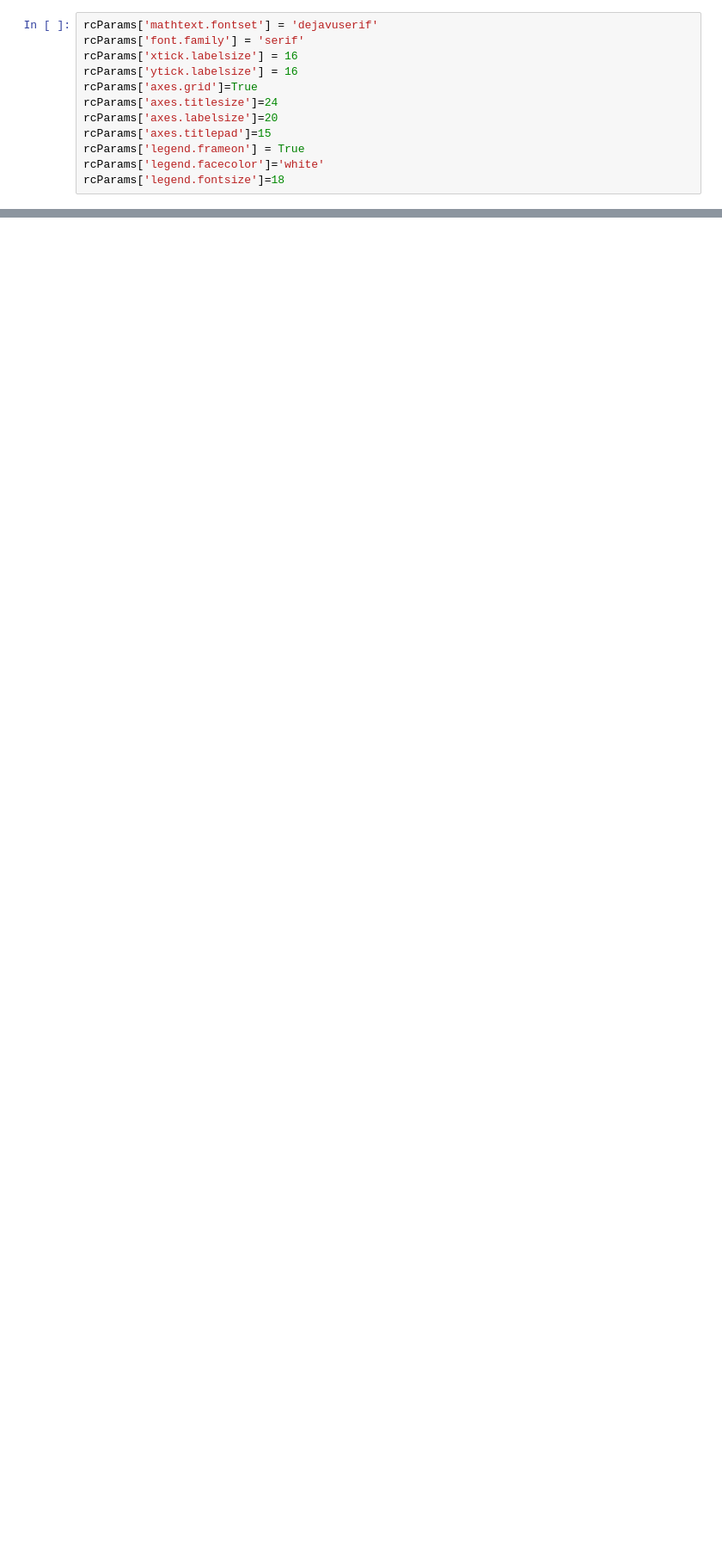
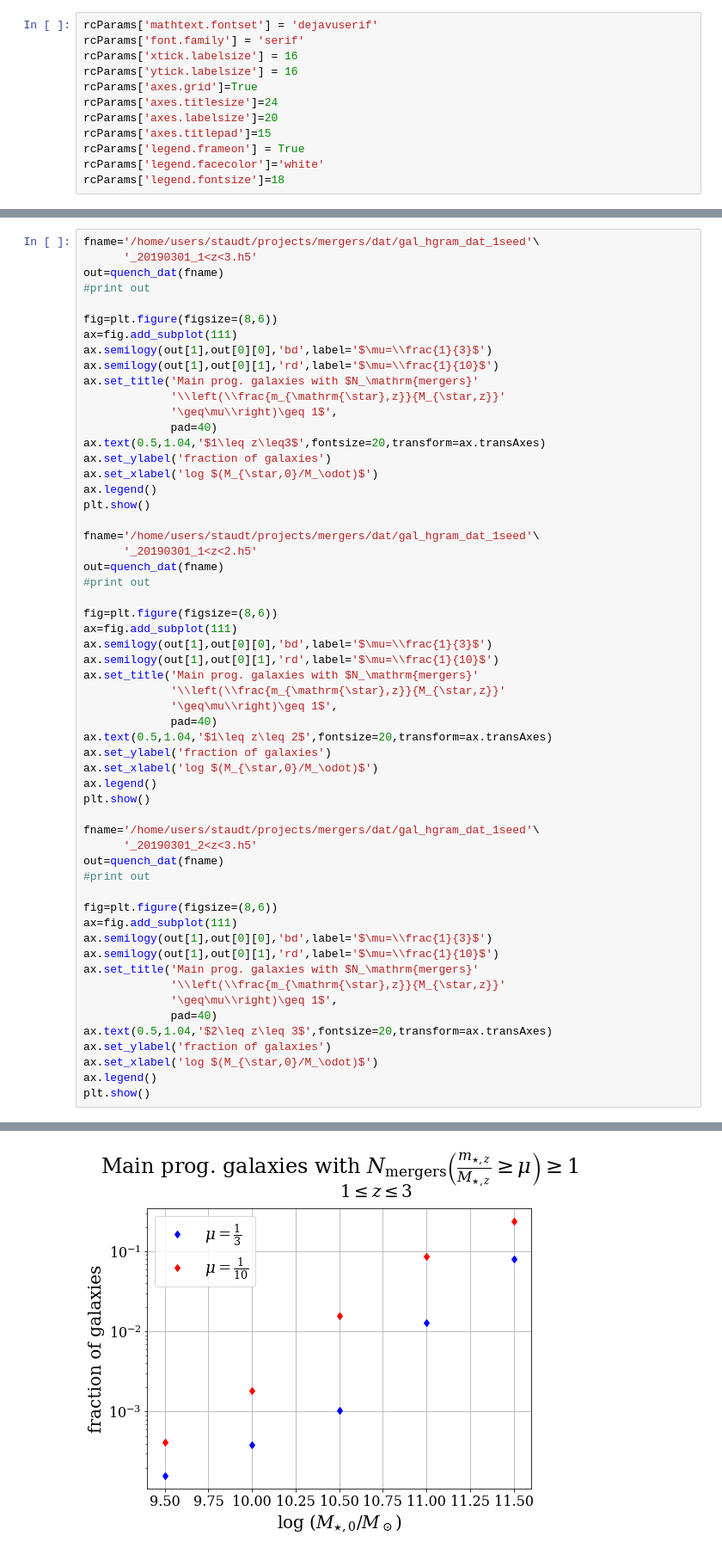
Before and after one commit to patricks1/mergers, a Jupyter notebook: gal_mM0_plotter_generators.ipynb, the cells around one changed output, grey strips where cells are left out. Shown: that part at 86% size. Saved outputs shown, nothing was run; the diff lists cells and outputs as text; blank space fills up the shorter version.

```diff
--- a/gal_mM0_plotter_generators.ipynb
+++ b/gal_mM0_plotter_generators.ipynb
@@ -322,0 +744,58 @@ def compall(Mcond0,condtype,scat=0.2,cumval=-1):
+# %%
+fname='/home/users/staudt/projects/mergers/dat/gal_hgram_dat_1seed'\
+      '_20190301_1<z<3.h5'
+out=quench_dat(fname)
+#print out
+
+fig=plt.figure(figsize=(8,6))
+ax=fig.add_subplot(111)
+ax.semilogy(out[1],out[0][0],'bd',label='$\mu=\\frac{1}{3}$')
+ax.semilogy(out[1],out[0][1],'rd',label='$\mu=\\frac{1}{10}$')
+ax.set_title('Main prog. galaxies with $N_\mathrm{mergers}'
+             '\\left(\\frac{m_{\mathrm{\star},z}}{M_{\star,z}}'
+             '\geq\mu\\right)\geq 1$',
+             pad=40)
+ax.text(0.5,1.04,'$1\leq z\leq3$',fontsize=20,transform=ax.transAxes)
+ax.set_ylabel('fraction of galaxies')
+ax.set_xlabel('log $(M_{\star,0}/M_\odot)$')
+ax.legend()
+plt.show()
+
+fname='/home/users/staudt/projects/mergers/dat/gal_hgram_dat_1seed'\
+      '_20190301_1<z<2.h5'
+out=quench_dat(fname)
+#print out
+
+fig=plt.figure(figsize=(8,6))
+ax=fig.add_subplot(111)
+ax.semilogy(out[1],out[0][0],'bd',label='$\mu=\\frac{1}{3}$')
+ax.semilogy(out[1],out[0][1],'rd',label='$\mu=\\frac{1}{10}$')
+ax.set_title('Main prog. galaxies with $N_\mathrm{mergers}'
+             '\\left(\\frac{m_{\mathrm{\star},z}}{M_{\star,z}}'
+             '\geq\mu\\right)\geq 1$',
+             pad=40)
+ax.text(0.5,1.04,'$1\leq z\leq 2$',fontsize=20,transform=ax.transAxes)
+ax.set_ylabel('fraction of galaxies')
+ax.set_xlabel('log $(M_{\star,0}/M_\odot)$')
+ax.legend()
+plt.show()
+
+fname='/home/users/staudt/projects/mergers/dat/gal_hgram_dat_1seed'\
+      '_20190301_2<z<3.h5'
+out=quench_dat(fname)
+#print out
+
+fig=plt.figure(figsize=(8,6))
+ax=fig.add_subplot(111)
+ax.semilogy(out[1],out[0][0],'bd',label='$\mu=\\frac{1}{3}$')
+ax.semilogy(out[1],out[0][1],'rd',label='$\mu=\\frac{1}{10}$')
+ax.set_title('Main prog. galaxies with $N_\mathrm{mergers}'
+             '\\left(\\frac{m_{\mathrm{\star},z}}{M_{\star,z}}'
+             '\geq\mu\\right)\geq 1$',
+             pad=40)
+ax.text(0.5,1.04,'$2\leq z\leq 3$',fontsize=20,transform=ax.transAxes)
+ax.set_ylabel('fraction of galaxies')
+ax.set_xlabel('log $(M_{\star,0}/M_\odot)$')
+ax.legend()
+plt.show()
+# %% [output]
@@ -322,0 +805 @@ def compall(Mcond0,condtype,scat=0.2,cumval=-1):
+[figure, added]
```
Also changed, not shown: parts of 13 cells of this notebook, 2 other files.
